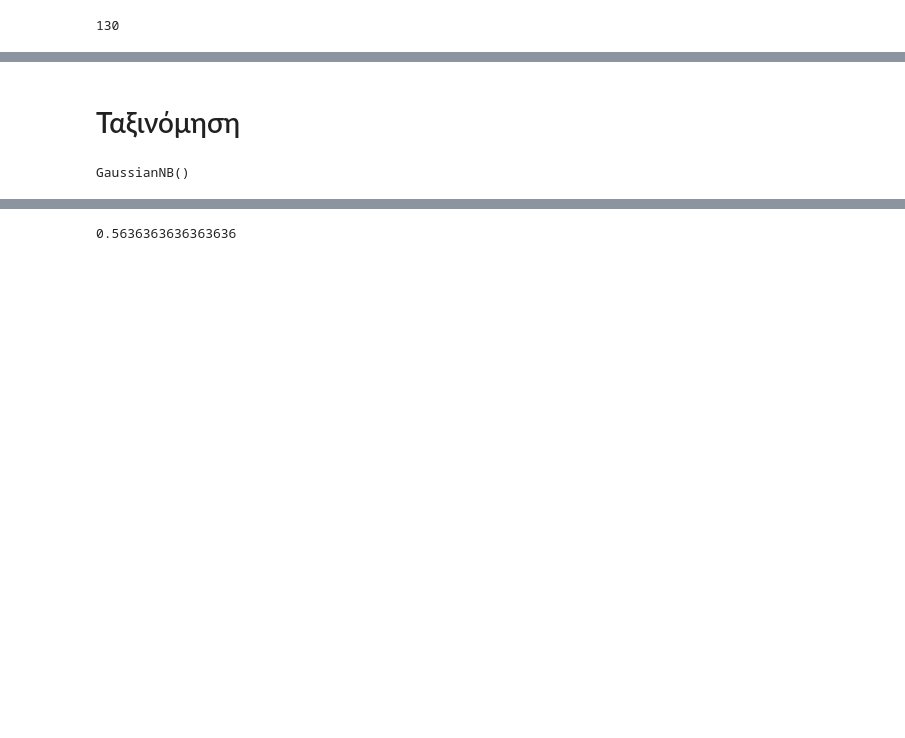
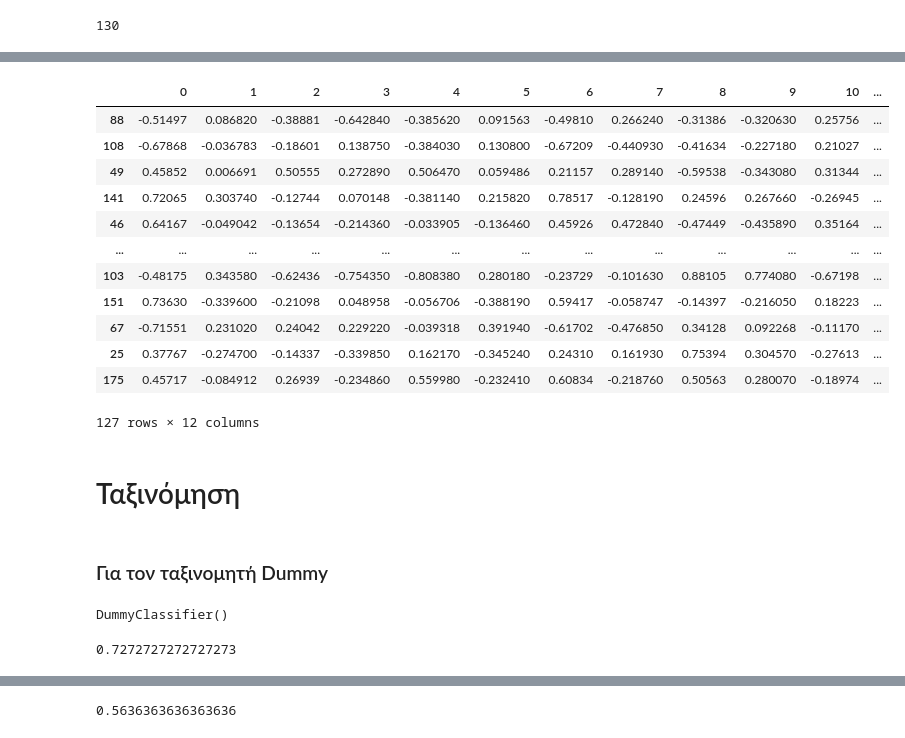
Before and after one commit to kebelouah/neural-networks-lab1, a Jupyter notebook: UCI dataset/lab1_ann.ipynb, the cells around one changed output, grey strips where cells are left out. Drawn from its saved outputs; the diff is of its cells as text; code cells hidden in the pictures; blank space fills up the shorter version.

Commit message:
Added default values to all 4 classifiers we examine

```diff
--- a/UCI dataset/lab1_ann.ipynb
+++ b/UCI dataset/lab1_ann.ipynb
@@ -119,10 +128,31 @@ Name: 12, Length: 127, dtype: float64
+# %%
+X_train
+# %% [output]
+|  | 0 | 1 | 2 | 3 | 4 | 5 | 6 | 7 | 8 | 9 | 10 | ... |
+| 88 | -0.51497 | 0.086820 | -0.38881 | -0.642840 | -0.385620 | 0.091563 | -0.49810 | 0.266240 | -0.31386 | -0.320630 | 0.25756 | ... |
+| 108 | -0.67868 | -0.036783 | -0.18601 | 0.138750 | -0.384030 | 0.130800 | -0.67209 | -0.440930 | -0.41634 | -0.227180 | 0.21027 | ... |
+| 49 | 0.45852 | 0.006691 | 0.50555 | 0.272890 | 0.506470 | 0.059486 | 0.21157 | 0.289140 | -0.59538 | -0.343080 | 0.31344 | ... |
+| 141 | 0.72065 | 0.303740 | -0.12744 | 0.070148 | -0.381140 | 0.215820 | 0.78517 | -0.128190 | 0.24596 | 0.267660 | -0.26945 | ... |
+| 46 | 0.64167 | -0.049042 | -0.13654 | -0.214360 | -0.033905 | -0.136460 | 0.45926 | 0.472840 | -0.47449 | -0.435890 | 0.35164 | ... |
+| ... | ... | ... | ... | ... | ... | ... | ... | ... | ... | ... | ... | ... |
+| 103 | -0.48175 | 0.343580 | -0.62436 | -0.754350 | -0.808380 | 0.280180 | -0.23729 | -0.101630 | 0.88105 | 0.774080 | -0.67198 | ... |
+| 151 | 0.73630 | -0.339600 | -0.21098 | 0.048958 | -0.056706 | -0.388190 | 0.59417 | -0.058747 | -0.14397 | -0.216050 | 0.18223 | ... |
+| 67 | -0.71551 | 0.231020 | 0.24042 | 0.229220 | -0.039318 | 0.391940 | -0.61702 | -0.476850 | 0.34128 | 0.092268 | -0.11170 | ... |
+| 25 | 0.37767 | -0.274700 | -0.14337 | -0.339850 | 0.162170 | -0.345240 | 0.24310 | 0.161930 | 0.75394 | 0.304570 | -0.27613 | ... |
+| 175 | 0.45717 | -0.084912 | 0.26939 | -0.234860 | 0.559980 | -0.232410 | 0.60834 | -0.218760 | 0.50563 | 0.280070 | -0.18974 | ... |
+127 rows × 12 columns
 # %% [markdown]
 # Ταξινόμηση
-# %%
-#για την μέθοδο Gaussian Naive Bayes (GNB)
-import matplotlib.pyplot as plt
-from sklearn.naive_bayes import GaussianNB
-NBModel=GaussianNB()
-NBModel.fit(X_train,y_train)
-# %% [output]
-GaussianNB()
+# %% [markdown]
+### Για τον ταξινομητή Dummy
+# %%
+from sklearn.dummy import DummyClassifier
+dummy = DummyClassifier()
+dummy.fit(X_train, y_train)
+# %% [output]
+DummyClassifier()
+# %%
+y_pred = dummy.predict(X_test)
+accuracy_score(y_test,y_pred)
+# %% [output]
+0.7272727272727273
```
Also changed, not shown: parts of 14 cells of this notebook.
